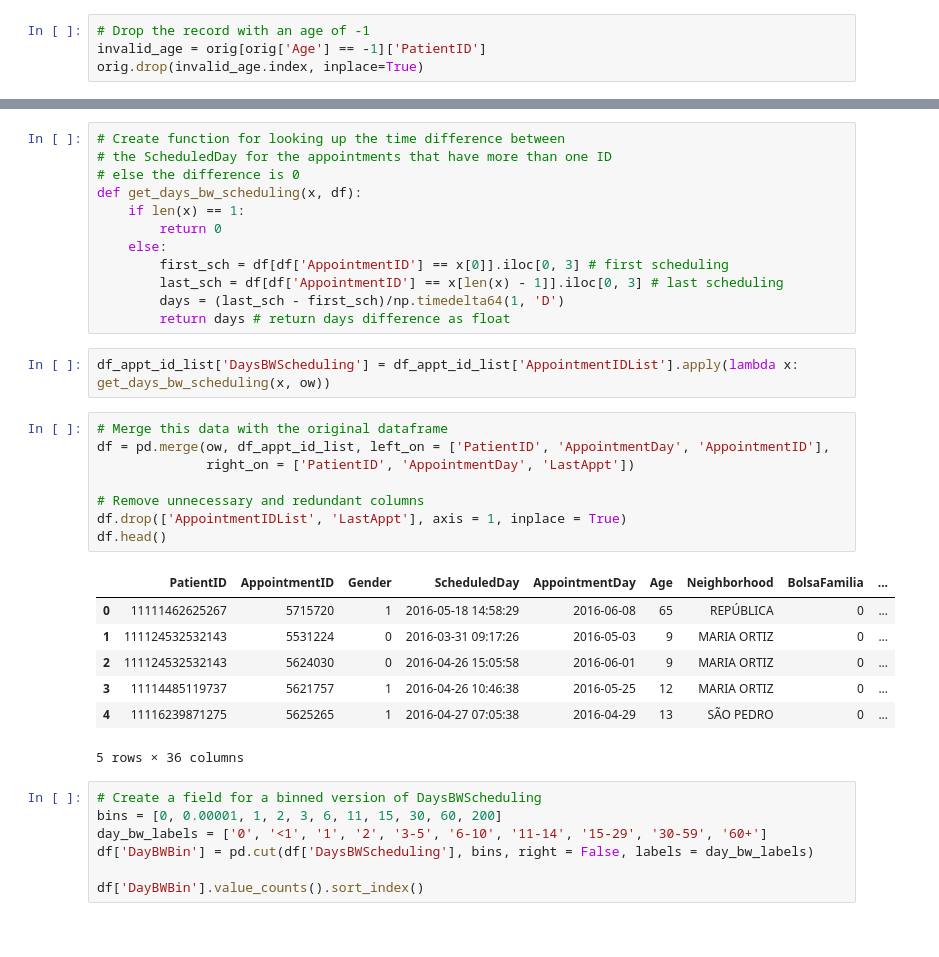
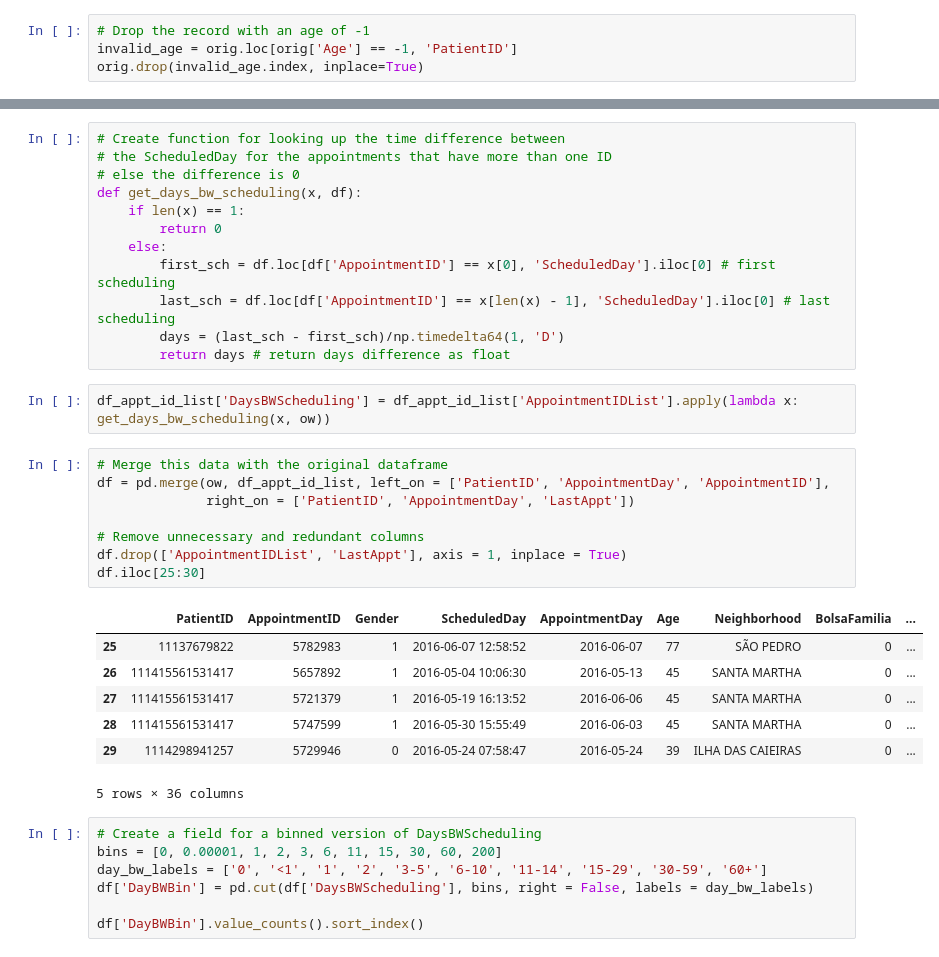
Before and after one commit to jaclynrich/appt-no-show, a Jupyter notebook: appt-no-show.ipynb, the cells around one changed output, grey strips where cells are left out. Saved outputs shown, nothing was run; the diff lists cells and outputs as text.

```diff
--- a/appt-no-show.ipynb
+++ b/appt-no-show.ipynb
@@ -270,6 +275,6 @@ Int64Index([ -1,   0,   1,   2,   3,   4,   5,   6,   7,   8,
 # %%
 # Drop the record with an age of -1
-invalid_age = orig[orig['Age'] == -1]['PatientID']
+invalid_age = orig.loc[orig['Age'] == -1, 'PatientID']
 orig.drop(invalid_age.index, inplace=True)
 # %% [markdown]
 > I removed the record with the age of -1.  All of the other ages are plausible; although the age of 115 is improbable, it is still possible.
@@ -819,8 +799,8 @@ def get_days_bw_scheduling(x, df):
     if len(x) == 1:
         return 0
     else:
-        first_sch = df[df['AppointmentID'] == x[0]].iloc[0, 3] # first scheduling
-        last_sch = df[df['AppointmentID'] == x[len(x) - 1]].iloc[0, 3] # last scheduling
+        first_sch = df.loc[df['AppointmentID'] == x[0], 'ScheduledDay'].iloc[0] # first scheduling
+        last_sch = df.loc[df['AppointmentID'] == x[len(x) - 1], 'ScheduledDay'].iloc[0] # last scheduling
         days = (last_sch - first_sch)/np.timedelta64(1, 'D')
         return days # return days difference as float
 # %%
@@ -828,18 +808,18 @@ df_appt_id_list['DaysBWScheduling'] = df_appt_id_list['AppointmentIDList'].apply
 # %%
 # Merge this data with the original dataframe
 df = pd.merge(ow, df_appt_id_list, left_on = ['PatientID', 'AppointmentDay', 'AppointmentID'],
               right_on = ['PatientID', 'AppointmentDay', 'LastAppt'])
 
 # Remove unnecessary and redundant columns
 df.drop(['AppointmentIDList', 'LastAppt'], axis = 1, inplace = True)
-df.head()
+df.iloc[25:30]
 # %% [output]
 |  | PatientID | AppointmentID | Gender | ScheduledDay | AppointmentDay | Age | Neighborhood | BolsaFamilia | ... |
-| 0 | 11111462625267 | 5715720 | 1 | 2016-05-18 14:58:29 | 2016-06-08 | 65 | REPÚBLICA | 0 | ... |
-| 1 | 111124532532143 | 5531224 | 0 | 2016-03-31 09:17:26 | 2016-05-03 | 9 | MARIA ORTIZ | 0 | ... |
-| 2 | 111124532532143 | 5624030 | 0 | 2016-04-26 15:05:58 | 2016-06-01 | 9 | MARIA ORTIZ | 0 | ... |
-| 3 | 11114485119737 | 5621757 | 1 | 2016-04-26 10:46:38 | 2016-05-25 | 12 | MARIA ORTIZ | 0 | ... |
-| 4 | 11116239871275 | 5625265 | 1 | 2016-04-27 07:05:38 | 2016-04-29 | 13 | SÃO PEDRO | 0 | ... |
+| 25 | 11137679822 | 5782983 | 1 | 2016-06-07 12:58:52 | 2016-06-07 | 77 | SÃO PEDRO | 0 | ... |
+| 26 | 111415561531417 | 5657892 | 1 | 2016-05-04 10:06:30 | 2016-05-13 | 45 | SANTA MARTHA | 0 | ... |
+| 27 | 111415561531417 | 5721379 | 1 | 2016-05-19 16:13:52 | 2016-06-06 | 45 | SANTA MARTHA | 0 | ... |
+| 28 | 111415561531417 | 5747599 | 1 | 2016-05-30 15:55:49 | 2016-06-03 | 45 | SANTA MARTHA | 0 | ... |
+| 29 | 1114298941257 | 5729946 | 0 | 2016-05-24 07:58:47 | 2016-05-24 | 39 | ILHA DAS CAIEIRAS | 0 | ... |
 5 rows × 36 columns
 # %%
 # Create a field for a binned version of DaysBWScheduling
```
Also changed, not shown: parts of 69 cells of this notebook.
